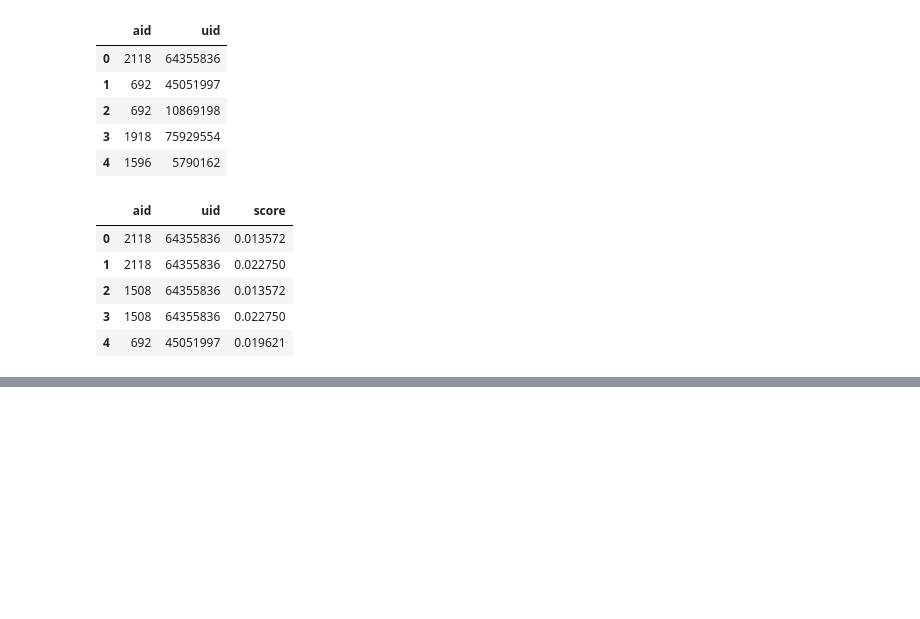
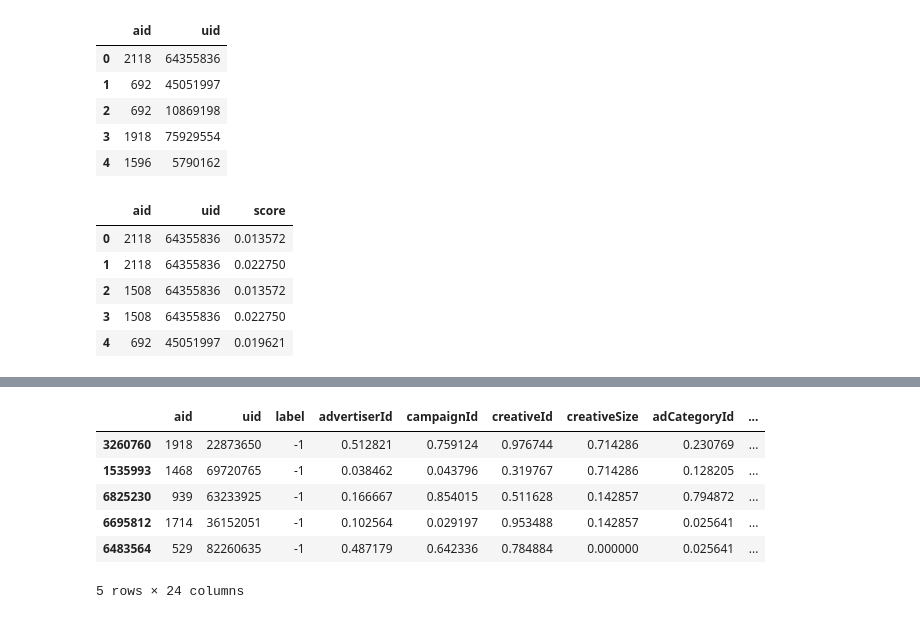
Before and after one commit to ModaoT/firstkill, a Jupyter notebook: data_integration.ipynb, the cells around one changed output, grey strips where cells are left out. Saved outputs shown, nothing was run; the diff lists cells and outputs as text; code cells hidden in the pictures; blank space fills up the shorter version.

```diff
--- a/data_integration.ipynb
+++ b/data_integration.ipynb
@@ -193,0 +199,3 @@ _submission
+# %%
+train = pd.read_csv('data/train_ad_user_all.csv')
+train.head()
@@ -193,0 +210,11 @@ _submission
+# %%
+train_shuffle = utils.shuffle(train)
+train_shuffle.head()
+# %% [output]
+|  | aid | uid | label | advertiserId | campaignId | creativeId | creativeSize | adCategoryId | ... |
+| 3260760 | 1918 | 22873650 | -1 | 0.512821 | 0.759124 | 0.976744 | 0.714286 | 0.230769 | ... |
+| 1535993 | 1468 | 69720765 | -1 | 0.038462 | 0.043796 | 0.319767 | 0.714286 | 0.128205 | ... |
+| 6825230 | 939 | 63233925 | -1 | 0.166667 | 0.854015 | 0.511628 | 0.142857 | 0.794872 | ... |
+| 6695812 | 1714 | 36152051 | -1 | 0.102564 | 0.029197 | 0.953488 | 0.142857 | 0.025641 | ... |
+| 6483564 | 529 | 82260635 | -1 | 0.487179 | 0.642336 | 0.784884 | 0.000000 | 0.025641 | ... |
+5 rows × 24 columns
```
Also changed, not shown: parts of 5 cells of this notebook, 3 other files.
